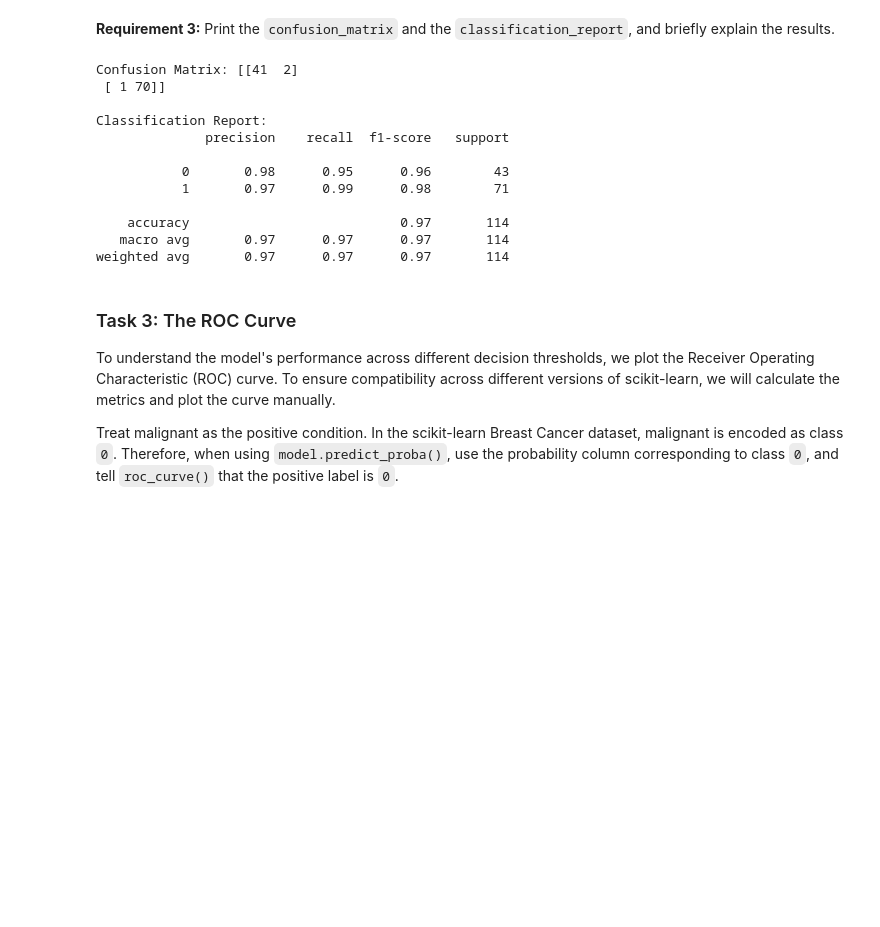
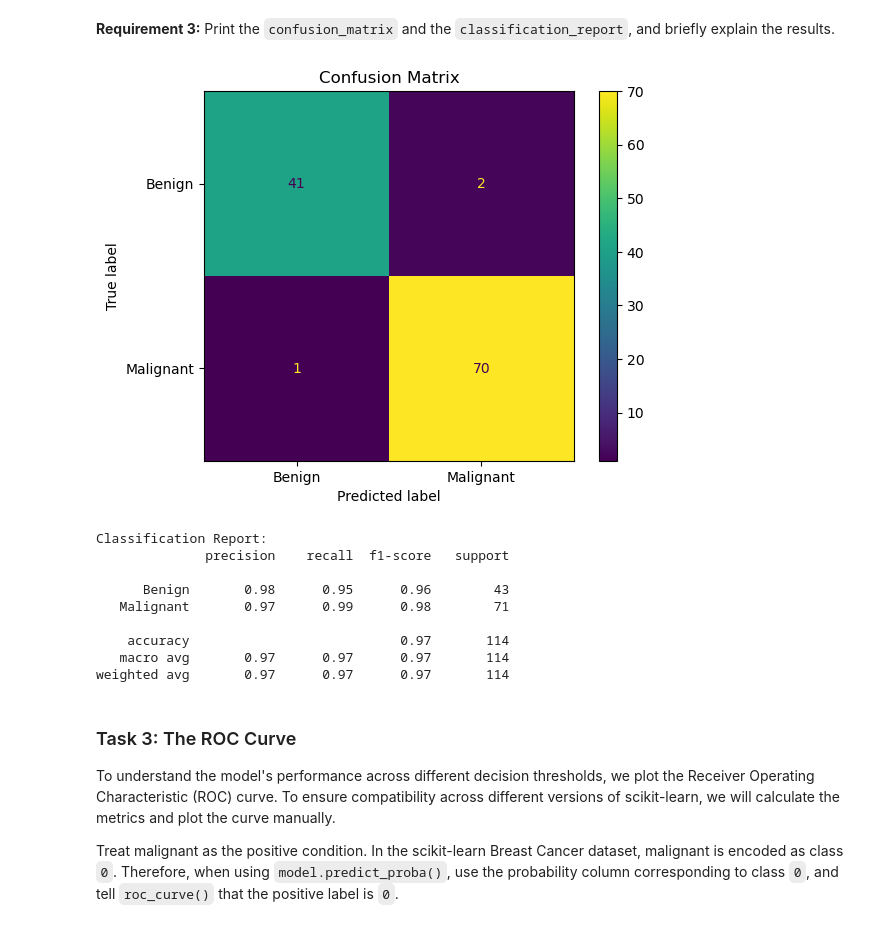
Before and after one commit to Floki-1/Lab3-Classification--Evaluationan, a Jupyter notebook: lab3.ipynb, the cells around one changed output. Cells and saved outputs as stored; diff of their text form; code cells hidden in the pictures; blank space fills up the shorter version.

Commit message:
Fråga 1 och 4, Samt en tydligare matrix.

```diff
--- a/lab3.ipynb
+++ b/lab3.ipynb
@@ -149,29 +149,35 @@ print(predictions)
 # %%
 # Requirement 3: Print the confusion matrix and classification report
 # Briefly explain the results in a comment or Markdown cell
 # Write your code here
-from sklearn.metrics import confusion_matrix, classification_report
+from sklearn.metrics import confusion_matrix, classification_report, ConfusionMatrixDisplay
+import matplotlib.pyplot as plt
 
 cm = confusion_matrix(y_test, predictions)
 
-print("Confusion Matrix:", cm)
+disp = ConfusionMatrixDisplay(
+    confusion_matrix=cm,
+    display_labels=["Benign", "Malignant"]
+)
 
-print("\nClassification Report:")
-print(classification_report(y_test, predictions))
+disp.plot()
+plt.title("Confusion Matrix")
+plt.show()
+
+print("Classification Report:")
+print(classification_report(y_test, predictions, target_names=["Benign", "Malignant"]))
 
 # The model performed well with high accuracy and strong precision/recall values.
 # The confusion matrix shows only a few incorrect predictions.
 # There are very few false negatives, which is important in medical diagnosis
 # because missing a cancer case can be serious.
 # %% [output]
+[figure, added]
-Confusion Matrix: [[41  2]
- [ 1 70]]
-
 Classification Report:
               precision    recall  f1-score   support
 
-           0       0.98      0.95      0.96        43
-           1       0.97      0.99      0.98        71
+      Benign       0.98      0.95      0.96        43
+   Malignant       0.97      0.99      0.98        71
 
     accuracy                           0.97       114
    macro avg       0.97      0.97      0.97       114
```
Also changed, not shown: parts of 2 cells of this notebook.
